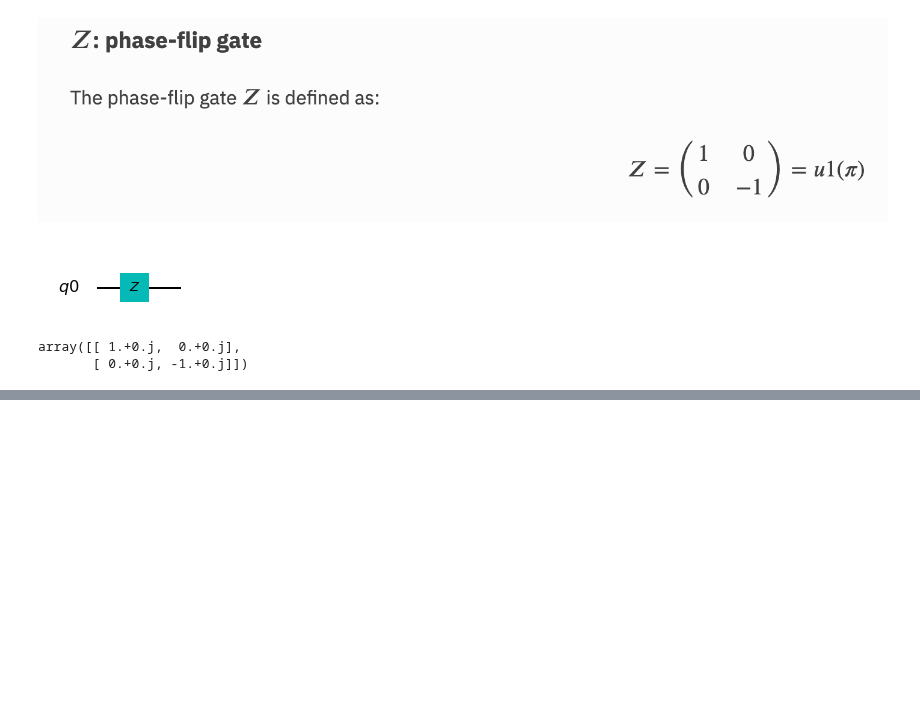
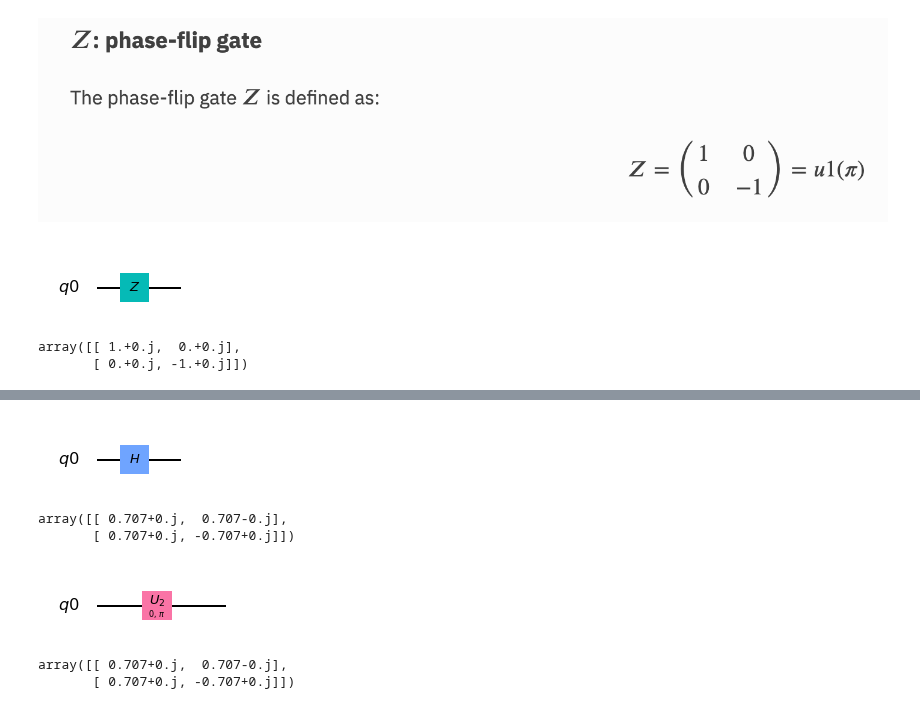
Before and after one commit to ertogrul/q-way, a Jupyter notebook: 202-summary_of_q_operations.ipynb, the cells around one changed output, grey strips where cells are left out. Cells and saved outputs as stored; diff of their text form; code cells hidden in the pictures; blank space fills up the shorter version.

```diff
--- a/202-summary_of_q_operations.ipynb
+++ b/202-summary_of_q_operations.ipynb
@@ -177,0 +180,25 @@ array([[ 1.+0.j,  0.+0.j],
+# %%
+qc = QuantumCircuit(q)
+qc.h(q)
+qc.draw()
+# %% [output]
+[figure, added]
+# %%
+job = execute(qc, backend)
+job.result().get_unitary(qc, decimals=3)
+# %% [output]
+array([[ 0.707+0.j,  0.707-0.j],
+       [ 0.707+0.j, -0.707+0.j]])
+# %%
+#checking if u2(0,pi) also works
+qc = QuantumCircuit(q)
+qc.u2(0,pi,q)
+qc.draw()
+# %% [output]
+[figure, added]
+# %%
+job = execute(qc, backend)
+job.result().get_unitary(qc, decimals=3)
+# %% [output]
+array([[ 0.707+0.j,  0.707-0.j],
+       [ 0.707+0.j, -0.707+0.j]])
```
Also changed, not shown: parts of 13 cells of this notebook.
